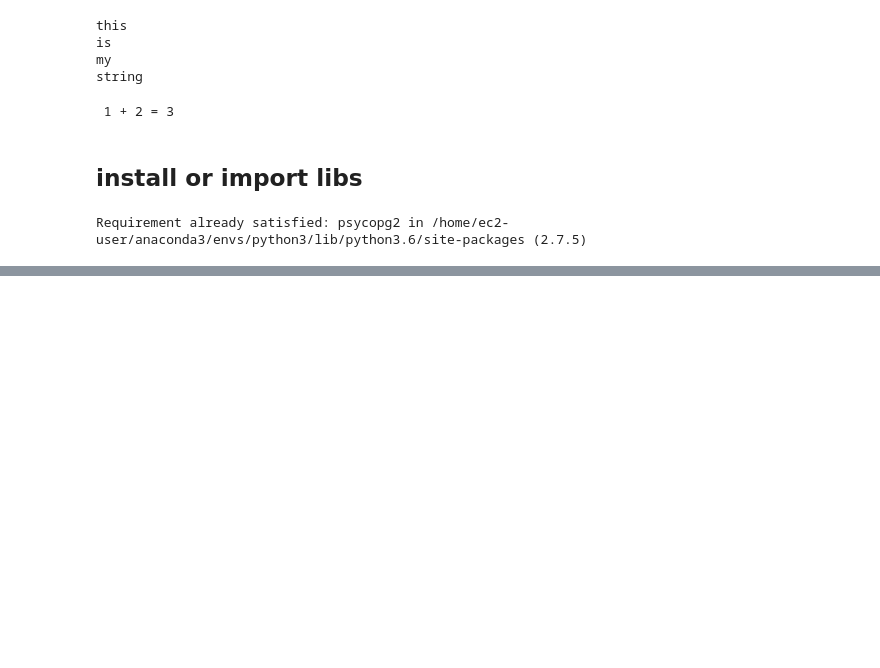
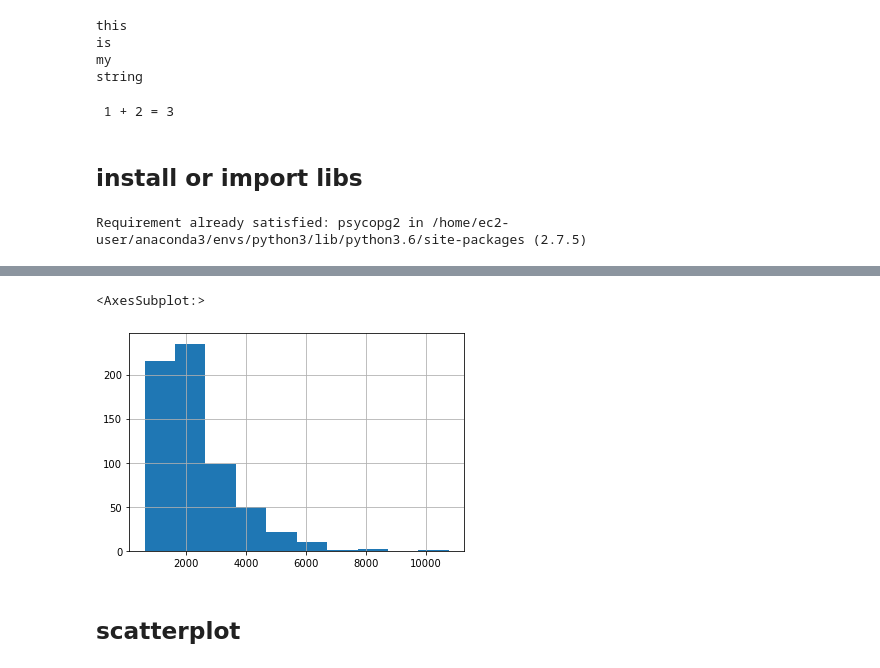
Before and after one commit to carte6jx/IA340, a Jupyter notebook: LEC4.ipynb, the cells around one changed output, grey strips where cells are left out. Cells and saved outputs as stored; diff of their text form; code cells hidden in the pictures; blank space fills up the shorter version.

```diff
--- a/LEC4.ipynb
+++ b/LEC4.ipynb
@@ -27,0 +111,13 @@ import psycopg2
+# %%
+sql_statement="""
+                select price, area
+                from public.house_price_full
+                """
+# %%
+df_price=pandas.read_sql_query(sql_statement,conn)
+df_price['area'].hist()
+# %% [output]
+<AxesSubplot:>
+[figure, added]
+# %% [markdown]
+## scatterplot
```
Also changed, not shown: parts of 29 cells of this notebook.
